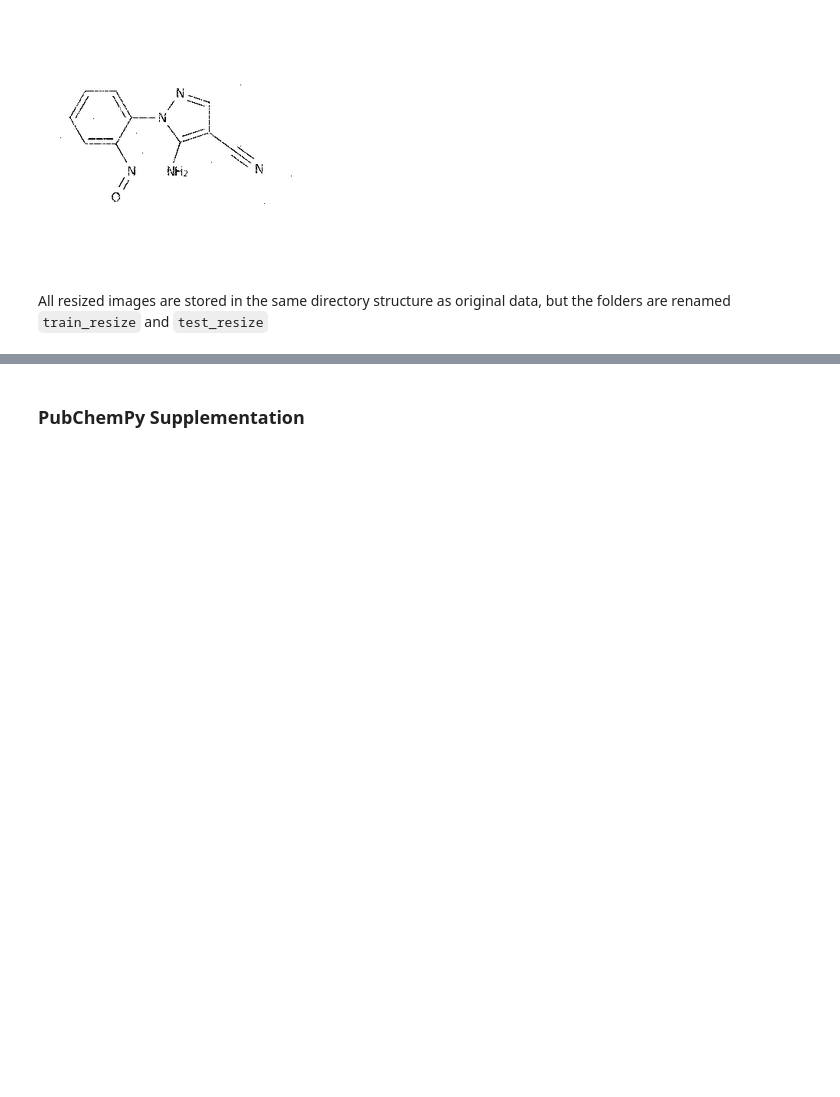
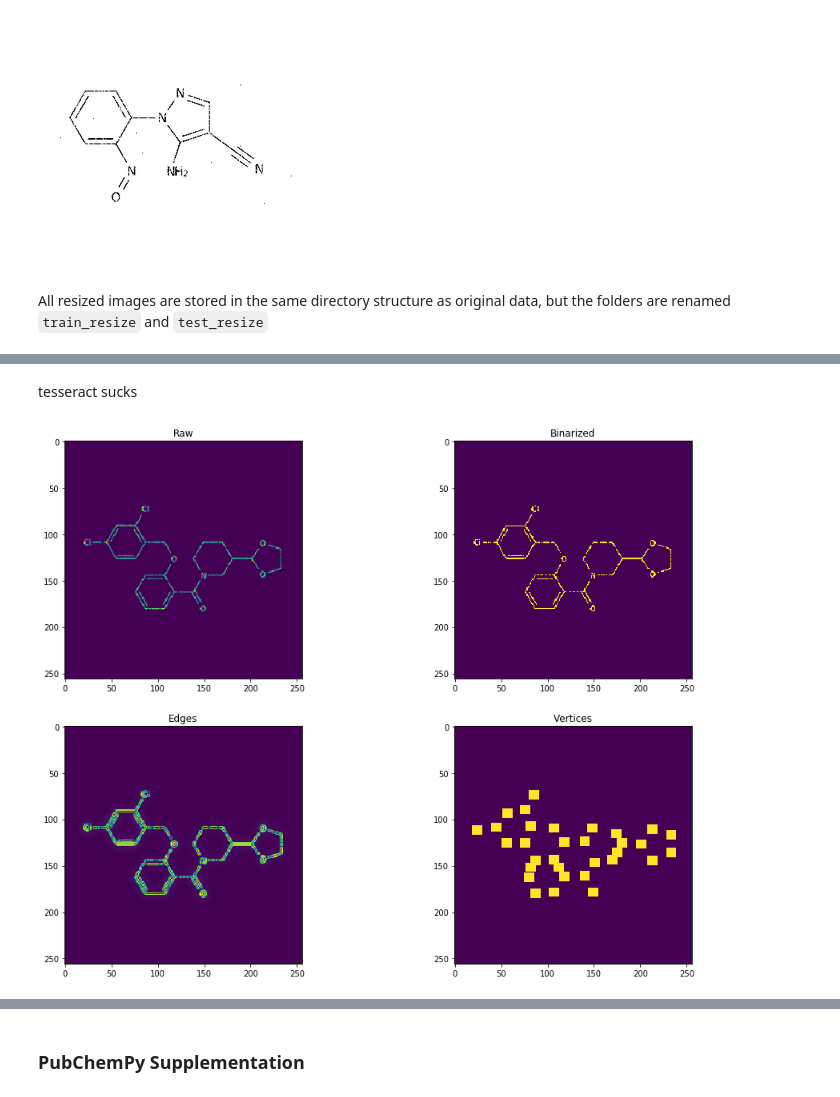
Before and after one commit to wesleyktatum/bms_kaggle, a Jupyter notebook: ipynb/od_exploration.ipynb, the cells around one changed output, grey strips where cells are left out. Saved outputs shown, nothing was run; the diff lists cells and outputs as text; code cells hidden in the pictures; blank space fills up the shorter version.

```diff
--- a/ipynb/od_exploration.ipynb
+++ b/ipynb/od_exploration.ipynb
@@ -255,0 +270,29 @@ All resized images are stored in the same directory structure as original data,
+# %% [markdown]
+tesseract sucks
+# %%
+img_id = train_df.sample(n=1).image_id.values[0]
+img_path = get_path_from_img_id(img_id, TRAIN_RESIZE_DIR)
+img = Image.open(img_path)
+img = img.convert('L')
+# display(img)
+
+img = np.array(img)
+img = invert_and_normalize(img)
+
+prebinarized = binarize(img)
+edges = edge_enhance(prebinarized)
+edges = edge_detect(edges)
+vertex_map = get_vertices(img, window_size=5, window_mask=False, window_list=True)
+
+fig, ax = plt.subplots(2, 2, figsize=(16,12))
+ax[0,0].imshow(img)
+ax[0,0].set_title('Raw')
+ax[0,1].imshow(prebinarized)
+ax[0,1].set_title('Binarized')
+ax[1,0].imshow(edges)
+ax[1,0].set_title('Edges')
+ax[1,1].imshow(vertex_map)
+ax[1,1].set_title('Vertices')
+plt.show()
+# %% [output]
+[figure, added]
```
Also changed, not shown: parts of 11 cells of this notebook, 1 other file.
